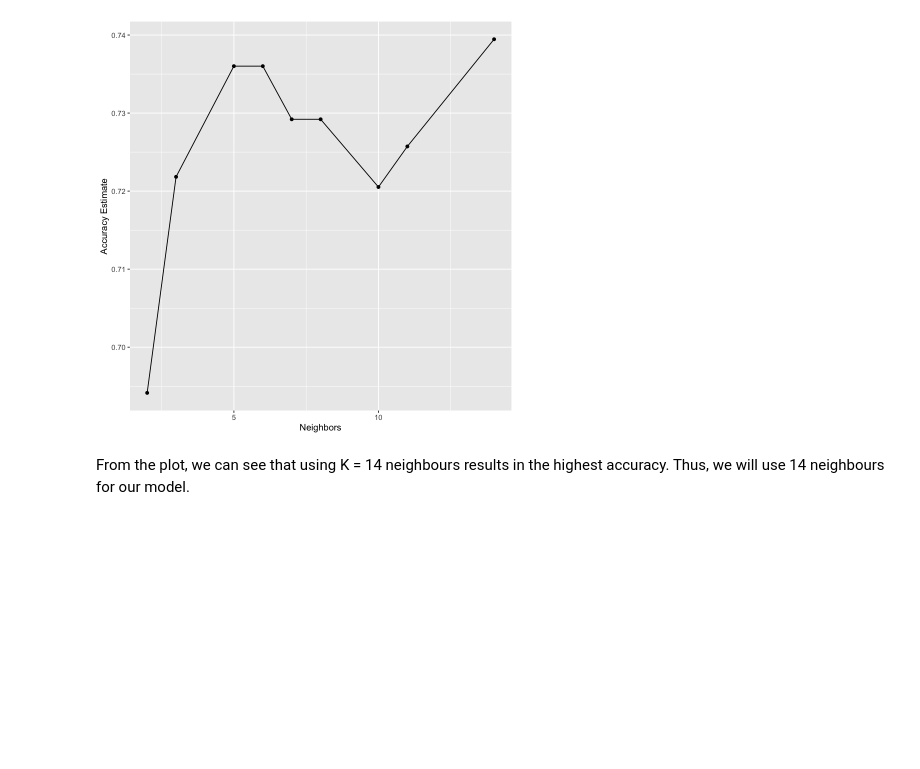
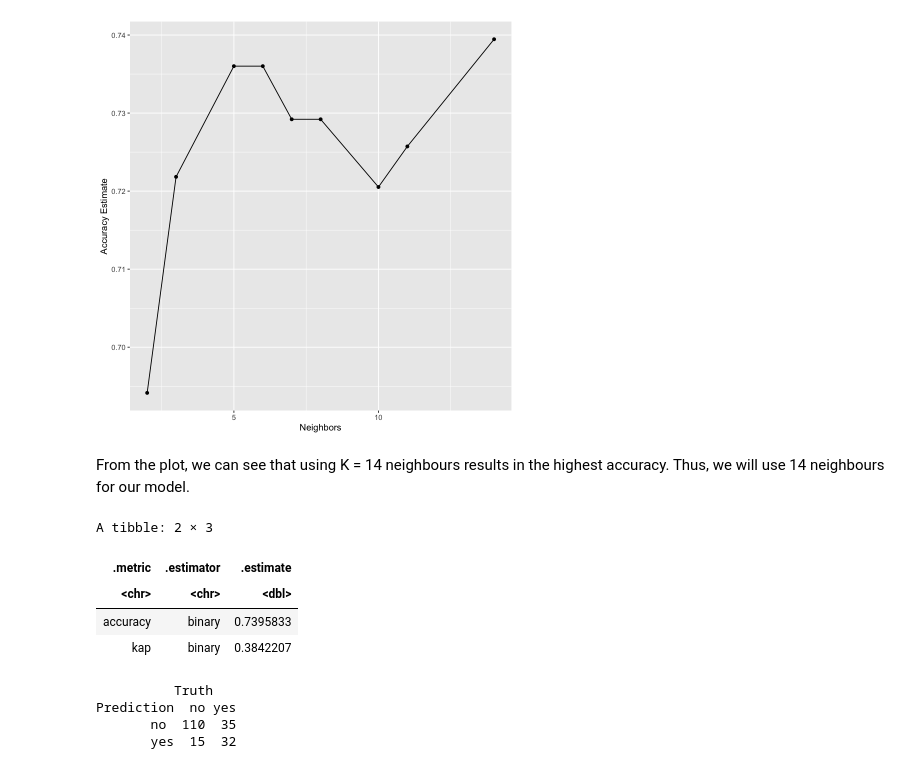
Before and after one commit to jennalenoble/covid_data, a Jupyter notebook: diabetes_classification.ipynb, the cells around one changed output. Saved outputs shown, nothing was run; the diff lists cells and outputs as text; code cells hidden in the pictures; blank space fills up the shorter version.

```diff
--- a/diabetes_classification.ipynb
+++ b/diabetes_classification.ipynb
@@ -134,3 +175,34 @@ accuracy_versus_k
 [figure]
 # %% [markdown]
 From the plot, we can see that using K = 14 neighbours results in the highest accuracy. Thus, we will use 14 neighbours for our model.
+# %%
+knn_spec <- nearest_neighbor(weight_func = "rectangular", neighbors = 14) |>
+  set_engine("kknn") |>
+  set_mode("classification")
+
+diabetes_fit <- workflow() |>
+    add_recipe(diabetes_data_recipe) |>
+    add_model(knn_spec) |>
+    fit(data = diabetes_train)
+
+diabetes_predictions <- predict(diabetes_fit, diabetes_test) |>
+    bind_cols(diabetes_test)
+
+diabetes_metrics <- diabetes_predictions |>
+    metrics(truth = diabetes, estimate = .pred_class)
+
+diabetes_conf_mat <- diabetes_predictions |>
+    conf_mat(truth = diabetes, estimate = .pred_class)
+
+diabetes_metrics
+diabetes_conf_mat
+# %% [output]
+A tibble: 2 × 3
+| .metric | .estimator | .estimate |
+| <chr> | <chr> | <dbl> |
+| accuracy | binary | 0.7395833 |
+| kap | binary | 0.3842207 |
+          Truth
+Prediction  no yes
+       no  110  35
+       yes  15  32
```
Also changed, not shown: parts of 6 cells of this notebook.
